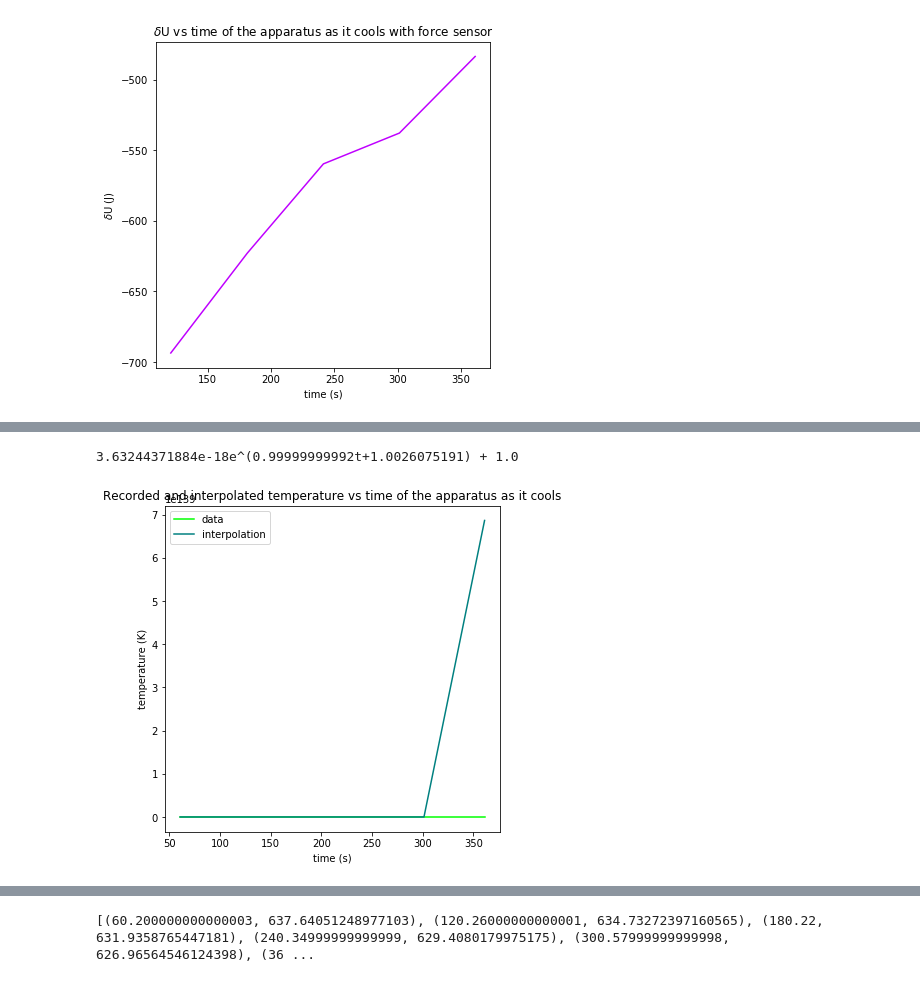
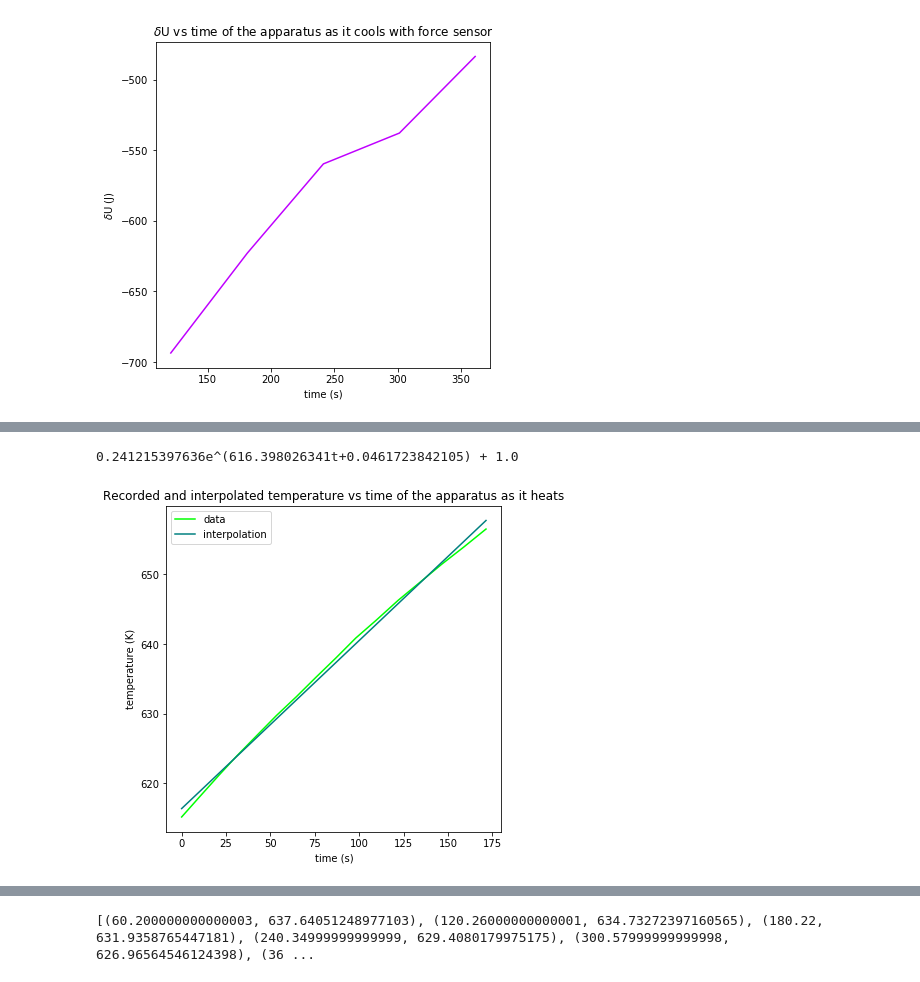
Before and after one commit to kaceyaurum/PHY-252-labs, a Jupyter notebook: lab3.ipynb, the cells around one changed output, grey strips where cells are left out. Cells and saved outputs as stored; diff of their text form; code cells hidden in the pictures.

```diff
--- a/lab3.ipynb
+++ b/lab3.ipynb
@@ -332,6 +332,6 @@ for i in range(len(nospringhdeltau)):
 # %%
 import scipy.optimize
 # %%
-def interpu(t, A, C, B, D):
-    y = (A*np.e**(C*t+D)+B)
+def interpu(t, A, B):
+    y = (A*t + B)
     return y
@@ -342,14 +411,14 @@ param = params[0]
 
 A = param[0]
 C = param[1]
-B = param[2]
-D = param[3]
+# B = param[2]
+# D = param[3]
 print(str(A)+'e^('+str(C)+'t+'+str(D)+') + '+str(B))
 fig = plt.figure(figsize=(6,6))
 ax = fig.add_subplot(111)
-ax.plot(nospringcnotdeltatt,nospringctemp, c=(0,1,0), label='data')
-interpt = [A*np.e**(C*t+D)+B for t in nospringcnotdeltatt]
-ax.plot(nospringcnotdeltatt, interpt, c=(0,.5,.5), label='interpolation')
+ax.plot(nospringcnotdeltatt,nospringctemp, c=(.75,0,1), label='data')
+interpt = [A*t + C for t in nospringcnotdeltatt]
+ax.plot(nospringcnotdeltatt, interpt, c=(.75,0,.5), label='interpolation')
 ax.set_xlabel('time (s)')
 ax.set_ylabel('temperature (K)')
 ax.legend(loc='best')
@@ -361,23 +453,23 @@ ax.figure.savefig('intT-t-nospring-c')
 # %%
-params = scipy.optimize.curve_fit(interpu, springcnotdeltatt, springctemp)
+params = scipy.optimize.curve_fit(interpu, springhnotdeltatt, springhtemp)
 
 param = params[0]
 
 A = param[0]
 C = param[1]
-B = param[2]
-D = param[3]
+# B = param[2]
+# D = param[3]
 print(str(A)+'e^('+str(C)+'t+'+str(D)+') + '+str(B))
 fig = plt.figure(figsize=(6,6))
 ax = fig.add_subplot(111)
-ax.plot(springcnotdeltatt,springctemp, c=(0,1,0), label='data')
-interpt = [A*np.e**(C*t+D)+B for t in springcnotdeltatt]
-ax.plot(springcnotdeltatt, interpt, c=(0,.5,.5), label='interpolation')
+ax.plot(springhnotdeltatt,springhtemp, c=(0,1,0), label='data')
+interpt = [A*t + C for t in springhnotdeltatt]
+ax.plot(springhnotdeltatt, interpt, c=(0,.5,.5), label='interpolation')
 ax.set_xlabel('time (s)')
 ax.set_ylabel('temperature (K)')
 ax.legend(loc='best')
-ax.set_title('Recorded and interpolated temperature vs time of the apparatus as it cools')
-ax.figure.savefig('intT-t-spring-c')
+ax.set_title('Recorded and interpolated temperature vs time of the apparatus as it heats')
+ax.figure.savefig('intT-t-spring-h')
 # %% [output]
-3.63244371884e-18e^(0.99999999992t+1.0026075191) + 1.0
+0.241215397636e^(616.398026341t+0.0461723842105) + 1.0
-[figure, old version]
+[figure, new version]
```
Also changed, not shown: parts of 14 cells of this notebook, 10 other files.
